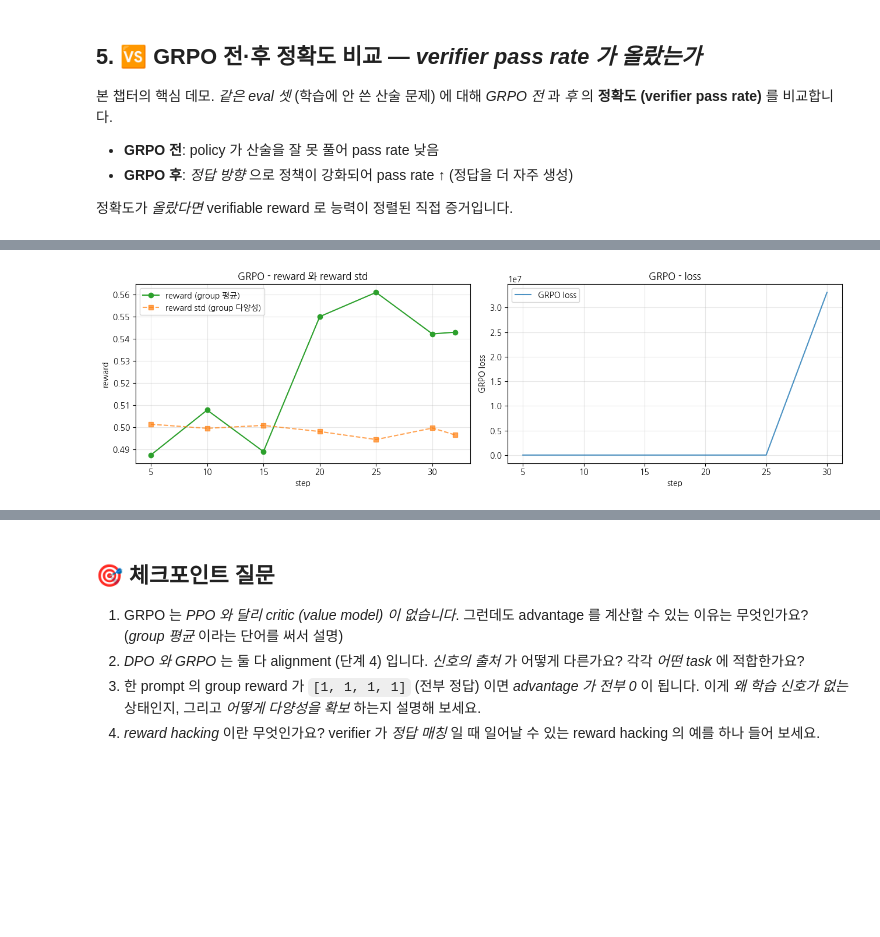
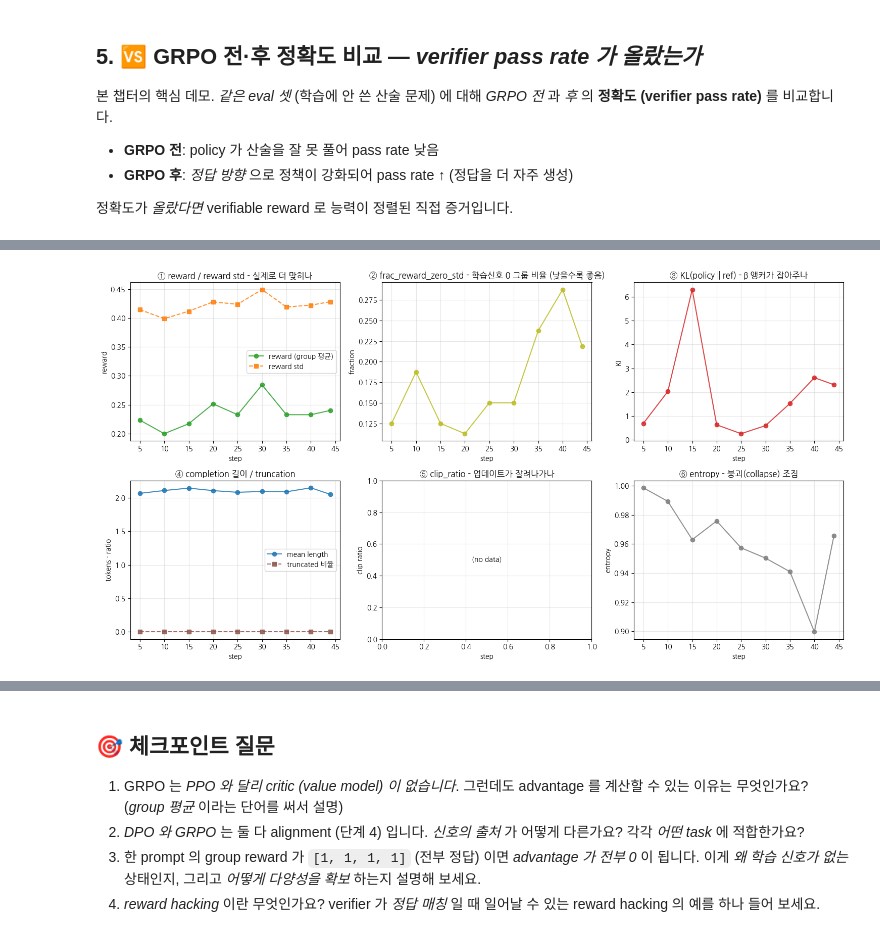
Before and after one commit to yoon-gu/neuqes-101, a Jupyter notebook: executed/31_grpo.ipynb, the cells around one changed output, grey strips where cells are left out. Cells and saved outputs as stored; diff of their text form; code cells hidden in the pictures; blank space fills up the shorter version.

```diff
--- a/executed/31_grpo.ipynb
+++ b/executed/31_grpo.ipynb
@@ -567,0 +587,19 @@ print(f"난이도 필터: pool {len(pool)} -> 중간난이도 {len(grpo_ds)}개
+# %%
+# 각 prompt 에 k 개 답을 생성해 정답률(pass rate)을 측정
+@torch.no_grad()
+def pass_rate(model, prompt, gold, k=8):
+    enc = tokenizer(prompt, return_tensors="pt").to(model.device)
+    gen = model.generate(**enc, max_new_tokens=24, do_sample=True, temperature=0.7, top_p=0.95,
+                         num_return_sequences=k, pad_token_id=tokenizer.pad_token_id)
+    c = sum(extract_answer(tokenizer.decode(g[enc["input_ids"].shape[1]:], skip_special_tokens=True)) == str(gold)
+            for g in gen)
+    return c / k
+
+# 중간 난이도(2-7/8 정답)인 prompt 만 남겨 그룹 std>0 보장.
+# TRAIN 문제 공간에서 *유니크하게* 뽑아(같은 문제 중복 rollout 낭비 방지) 정답률을 잰다.
+pool_problems = random.Random(SEED + 3).sample(TRAIN_PROBLEMS, min(500, len(TRAIN_PROBLEMS)))
+pool = Dataset.from_list([_row(*p) for p in pool_problems])
+keep = [ex for ex in pool if 0.25 <= pass_rate(policy, ex["prompt"], ex["answer"]) <= 0.875]
+grpo_ds = Dataset.from_list(keep) if len(keep) >= 16 else grpo_ds  # 너무 적으면 원본 유지
+print(f"난이도 필터: pool {len(pool)}(유니크) -> 중간난이도 {len(keep)}개 사용 "
+      f"(그룹에 정답·오답 섞임 → advantage std>0)")
@@ -709,38 +768,59 @@ delta                                                 : +0.016
 # %%
 log = trainer.state.log_history
-steps = [r["step"] for r in log if "loss" in r]
-losses = [r["loss"] for r in log if "loss" in r]
 
 
 def series(key):
-    return [(r["step"], r[key]) for r in log if key in r]
+    """log_history 에서 key 가 있는 (step, value) 만 추출 (없는 지표는 빈 리스트)."""
+    return [(r["step"], r[key]) for r in log if key in r and r[key] is not None]
 
 
-reward_s = series("reward")          # group 평균 reward
-reward_std_s = series("reward_std")  # group reward 표준편차 (다양성 지표)
+# GRPO 고유 지표 - loss 가 아니라 이것들을 봐야 정렬이 되고 있는지 알 수 있다
+reward_s     = series("reward")                     # 정책이 실제로 더 맞히나 (group 평균 reward)
+reward_std_s = series("reward_std")                 # group 안 다양성
+zero_std_s   = series("frac_reward_zero_std")       # group 전체가 같은 reward(=학습신호 0)인 비율 - §4.5 핵심
+kl_s         = series("kl")                         # reference(=SFT) 에서 얼마나 멀어졌나
+clip_s       = series("clip_ratio")                 # 업데이트가 얼마나 잘려나가나
+len_s        = series("completions/mean_length")    # 답 길이 (짧게 끝나나)
+trunc_s      = series("completions/clipped_ratio")  # max_completion_length 에 잘린 비율
+entropy_s    = series("entropy")                    # 붕괴(collapse) 조짐
 
-fig, (ax1, ax2) = plt.subplots(1, 2, figsize=(13, 4))
+fig, axes = plt.subplots(2, 3, figsize=(15, 8))
 
-if reward_s:
-    ax1.plot([s for s, _ in reward_s], [v for _, v in reward_s], "o-",
-             color="tab:green", label="reward (group 평균)")
-if reward_std_s:
-    ax1.plot([s for s, _ in reward_std_s], [v for _, v in reward_std_s], "s--",
-             color="tab:orange", alpha=0.7, label="reward std (group 다양성)")
-ax1.set_xlabel("step"); ax1.set_ylabel("reward")
-ax1.set_title("GRPO - reward 와 reward std")
-ax1.grid(True, alpha=0.3); ax1.legend()
 
-if steps and losses:
-    ax2.plot(steps, losses, "-", color="tab:blue", alpha=0.8, label="GRPO loss")
-ax2.set_xlabel("step"); ax2.set_ylabel("GRPO loss")
-ax2.set_title("GRPO - loss")
-ax2.grid(True, alpha=0.3); ax2.legend()
+def _plot(ax, series_list, title, ylabel):
+    """series_list: [(data, label, color, marker), ...] 여러 곡선을 한 축에."""
+    any_data = False
+    for s, label, color, marker in series_list:
+        if s:
+            any_data = True
+            ax.plot([x for x, _ in s], [v for _, v in s], marker, color=color, alpha=0.85, label=label)
+    if not any_data:
+        ax.text(0.5, 0.5, "(no data)", ha="center", va="center", transform=ax.transAxes)
+    ax.set_xlabel("step"); ax.set_ylabel(ylabel); ax.set_title(title)
+    ax.grid(True, alpha=0.3)
+    if any_data and len(series_list) > 1:
+        ax.legend()
+
+
+_plot(axes[0, 0], [(reward_s, "reward (group 평균)", "tab:green", "o-"),
+                   (reward_std_s, "reward std", "tab:orange", "s--")],
+      "① reward / reward std - 실제로 더 맞히나", "reward")
+_plot(axes[0, 1], [(zero_std_s, None, "tab:olive", "o-")],
+      "② frac_reward_zero_std - 학습신호 0 그룹 비율 (낮을수록 좋음)", "fraction")
+_plot(axes[0, 2], [(kl_s, None, "tab:red", "o-")],
+      "③ KL(policy‖ref) - β 앵커가 잡아주나", "KL")
+_plot(axes[1, 0], [(len_s, "mean length", "tab:blue", "o-"),
+                   (trunc_s, "truncated 비율", "tab:brown", "s--")],
+      "④ completion 길이 / truncation", "tokens · ratio")
+_plot(axes[1, 1], [(clip_s, None, "tab:purple", "o-")],
+      "⑤ clip_ratio - 업데이트가 잘려나가나", "clip ratio")
+_plot(axes[1, 2], [(entropy_s, None, "tab:gray", "o-")],
+      "⑥ entropy - 붕괴(collapse) 조짐", "entropy")
 
 plt.tight_layout(); plt.show()
 
 if torch.cuda.is_available() and vram_cb.steps:
     print(f"peak VRAM (max over training): {max(vram_cb.peak_MiB):.0f} MiB"
-          f"  (policy only, ref-free, num_generations={GROUP_SIZE}, fp16)")
+          f"  (policy + reference(β=0.04 KL 앵커), num_generations={GROUP_SIZE}, fp16)")
 # %% [output]
-[figure, old version]
+[figure, new version]
```
Also changed, not shown: parts of 29 cells of this notebook, 1 other file.
